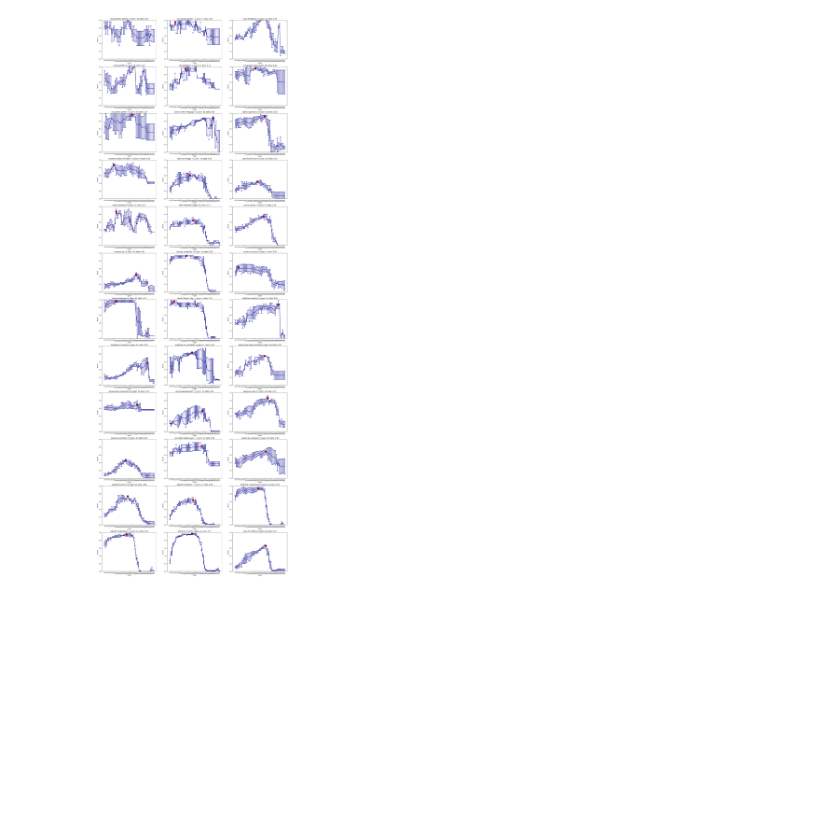
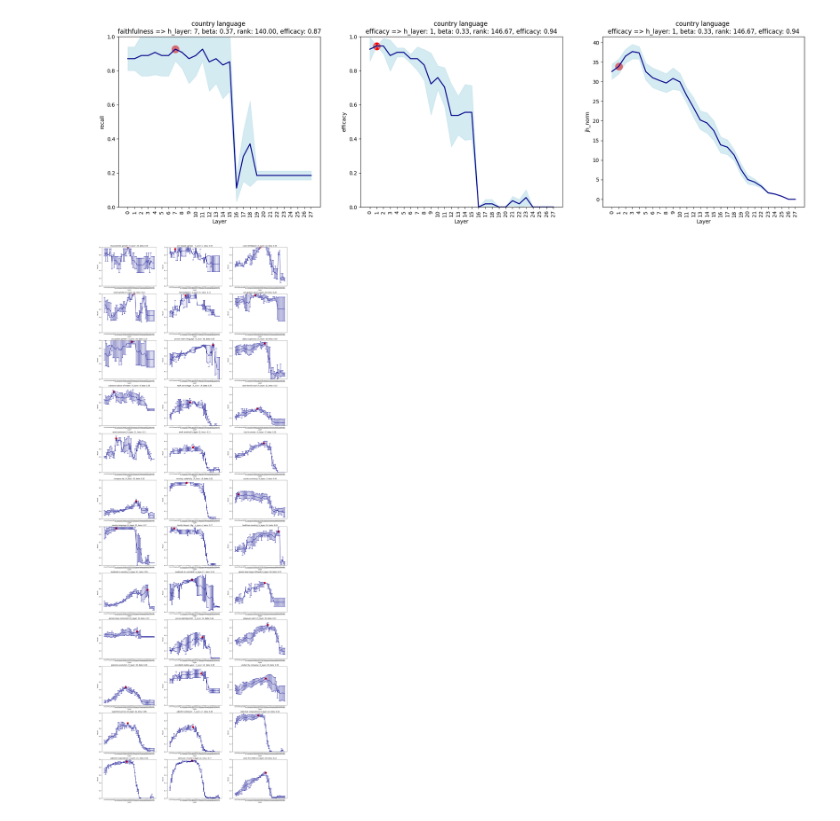
Before and after one commit to evandez/relations, a Jupyter notebook: notebooks/figures/sweep_results.ipynb, the cells around one changed output. Cells and saved outputs as stored; diff of their text form; code cells hidden in the pictures; blank space fills up the shorter version.

Commit message:
updated plotting for the recent sweeps

```diff
--- a/notebooks/figures/sweep_results.ipynb
+++ b/notebooks/figures/sweep_results.ipynb
@@ -65,23 +70,27 @@ def parse_results(sweep_result):
         relation_results.trials.append(trial_results)
     return relation_results
 # %%
-def plot_layerwise(canvas, relation_result):
+def plot_layerwise(canvas, relation_result, attribute = "recall", best_criterion = "faithfulness"):
     by_layer = relation_result.by_layer()
 
     layers = by_layer.keys()
-    betas = [value.beta.mean for value in by_layer.values()]
-    recalls = [value.recall.mean for value in by_layer.values()]
-    recall_stds = [value.recall.stdev for value in by_layer.values()]
+    value_means = [value.__dict__[attribute].mean for value in by_layer.values()]
+    value_stds = [value.__dict__[attribute].stdev for value in by_layer.values()]
 
-    best_layer = relation_result.best()
-    canvas.scatter([best_layer.layer], [best_layer.recall.mean], color="red", s=200)
-    canvas.errorbar(range(len(layers)), recalls, yerr=recall_stds, color='darkblue', linewidth=2, capsize=5, capthick=2)
+    if(best_criterion == "faithfulness"):
+        best_layer = relation_result.best_by_faithfulness()
+    elif(best_criterion == "efficacy"):
+        best_layer = relation_result.best_by_efficacy()
+    canvas.scatter([best_layer.layer], [best_layer.__dict__[attribute].mean], color="red", s=200)
+    canvas.plot(range(len(layers)), value_means, color='darkblue', linewidth=2)
+    canvas.fill_between(range(len(layers)), np.array(value_means) - np.array(value_stds), np.array(value_means) + np.array(value_stds), color='lightblue', alpha=0.5)
 
-    canvas.set_ylim(0, 1)
+    if attribute in ["recall", "efficacy"]:
+        canvas.set_ylim(0, 1)
     canvas.set_xlabel("Layer")
-    canvas.set_ylabel("Recall")
+    canvas.set_ylabel(attribute)
     canvas.set_xticks(range(len(layers)), layers, rotation=90)
-    canvas.set_title(f"{relation_result.relation_name} | h_layer: {best_layer.layer}, beta: {best_layer.beta.mean:.2f}")
+    canvas.set_title(f"{relation_result.relation_name} \n{best_criterion} => h_layer: {best_layer.layer}, beta: {best_layer.beta.mean:.2f}, rank: {best_layer.rank.mean:.2f}, efficacy: {best_layer.efficacy.mean:.2f}")
 
     return canvas
 # %%
@@ -94,6 +103,20 @@ for relation_folder in os.listdir(sweep_path):
     with open(f"{cur_sweep}/results_all.json") as f:
         res = json.load(f)["relations"][0]
         sweep_results[res["relation_name"]] = res
+# %%
+relation_result = parse_results(sweep_results['country language'])
+
+nrows = 1
+ncols = 3
+fig, ax = plt.subplots(nrows=nrows, ncols=ncols, figsize=(ncols * 8, nrows * 6))
+
+plot_layerwise(ax[0], relation_result)
+plot_layerwise(ax[1], relation_result, attribute="efficacy", best_criterion="efficacy")
+plot_layerwise(ax[2], relation_result, attribute="jh_norm", best_criterion="efficacy")
+
+fig.show()
+# %% [output]
+[figure, added]
 # %%
 dataset = data.load_dataset()
 interested_dataset = dataset.filter(
```
Also changed, not shown: parts of 3 cells of this notebook, 1 other file.
